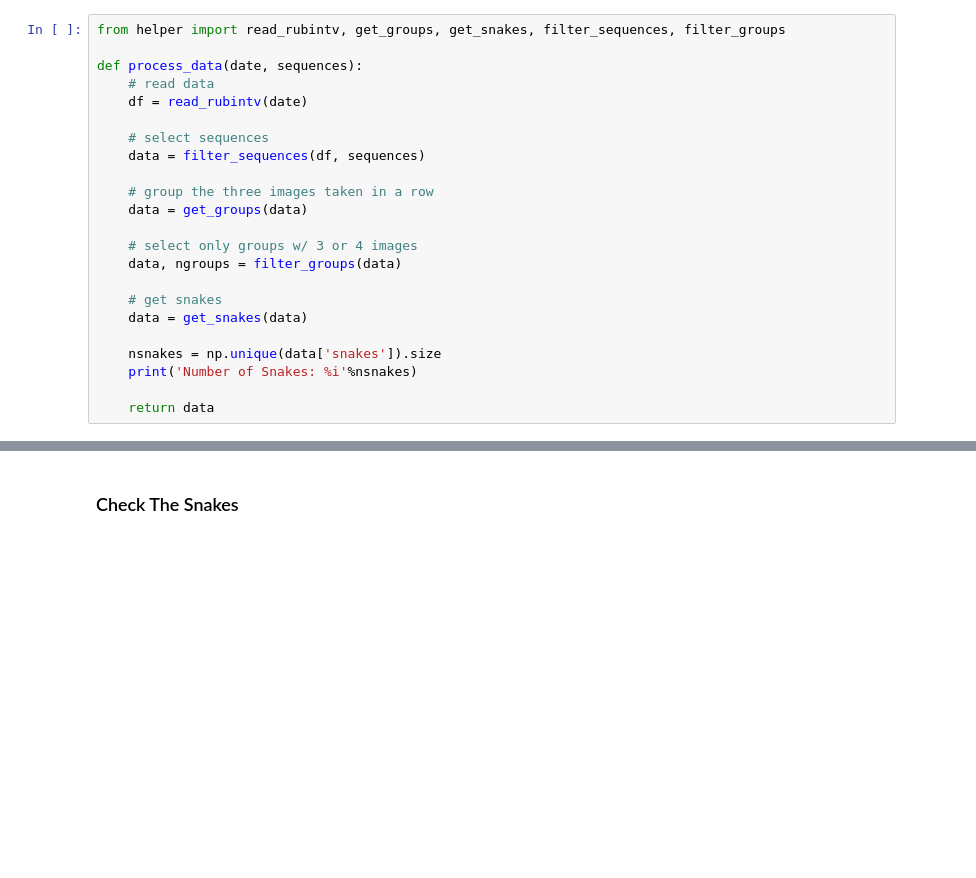
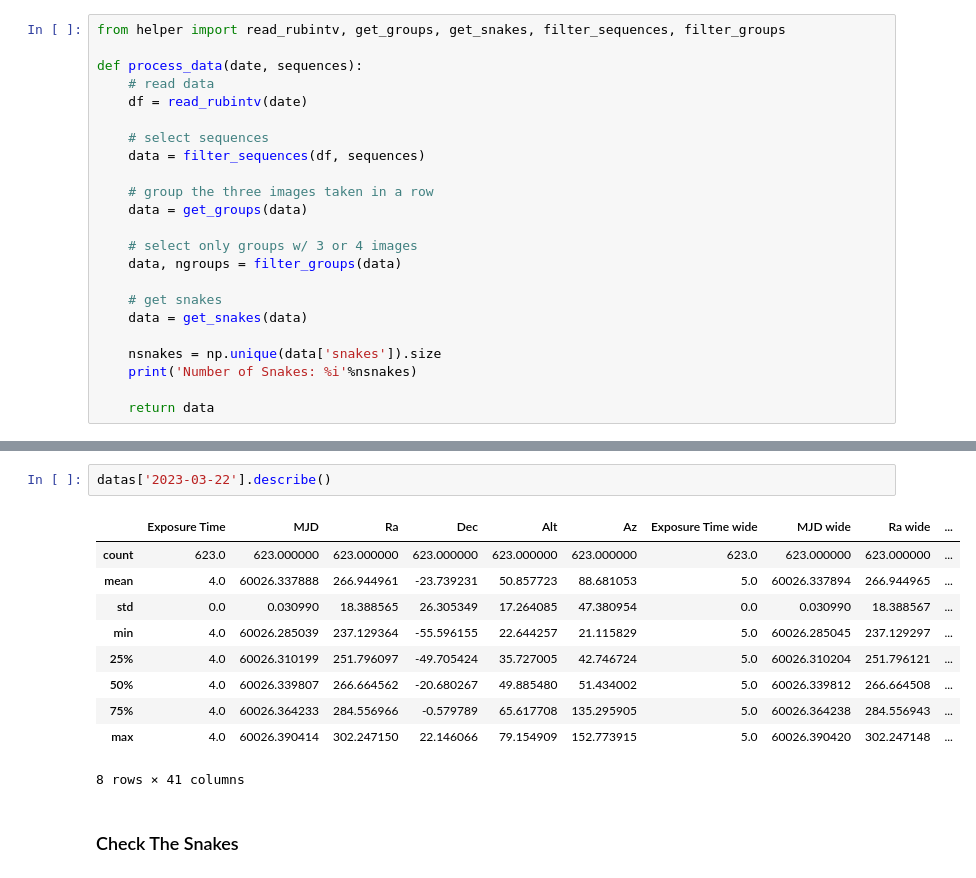
Before and after one commit to estevesjh/ComScratchStuff, a Jupyter notebook: starTracker/slewSettleTests/LVV-T2732_analysis_repeatability_data.ipynb, the cells around one changed output, grey strips where cells are left out. Cells and saved outputs as stored; diff of their text form; blank space fills up the shorter version.

```diff
--- a/starTracker/slewSettleTests/LVV-T2732_analysis_repeatability_data.ipynb
+++ b/starTracker/slewSettleTests/LVV-T2732_analysis_repeatability_data.ipynb
@@ -73,4 +73,17 @@ Number of Groups: 123
 Number of Snakes: 11
+# %%
+datas['2023-03-22'].describe()
+# %% [output]
+|  | Exposure Time | MJD | Ra | Dec | Alt | Az | Exposure Time wide | MJD wide | Ra wide | ... |
+| count | 623.0 | 623.000000 | 623.000000 | 623.000000 | 623.000000 | 623.000000 | 623.0 | 623.000000 | 623.000000 | ... |
+| mean | 4.0 | 60026.337888 | 266.944961 | -23.739231 | 50.857723 | 88.681053 | 5.0 | 60026.337894 | 266.944965 | ... |
+| std | 0.0 | 0.030990 | 18.388565 | 26.305349 | 17.264085 | 47.380954 | 0.0 | 0.030990 | 18.388567 | ... |
+| min | 4.0 | 60026.285039 | 237.129364 | -55.596155 | 22.644257 | 21.115829 | 5.0 | 60026.285045 | 237.129297 | ... |
+| 25% | 4.0 | 60026.310199 | 251.796097 | -49.705424 | 35.727005 | 42.746724 | 5.0 | 60026.310204 | 251.796121 | ... |
+| 50% | 4.0 | 60026.339807 | 266.664562 | -20.680267 | 49.885480 | 51.434002 | 5.0 | 60026.339812 | 266.664508 | ... |
+| 75% | 4.0 | 60026.364233 | 284.556966 | -0.579789 | 65.617708 | 135.295905 | 5.0 | 60026.364238 | 284.556943 | ... |
+| max | 4.0 | 60026.390414 | 302.247150 | 22.146066 | 79.154909 | 152.773915 | 5.0 | 60026.390420 | 302.247148 | ... |
+8 rows × 41 columns
 # %% [markdown]
 ### Check The Snakes
 # %%
```
Also changed, not shown: parts of 5 cells of this notebook, 15 other files.
